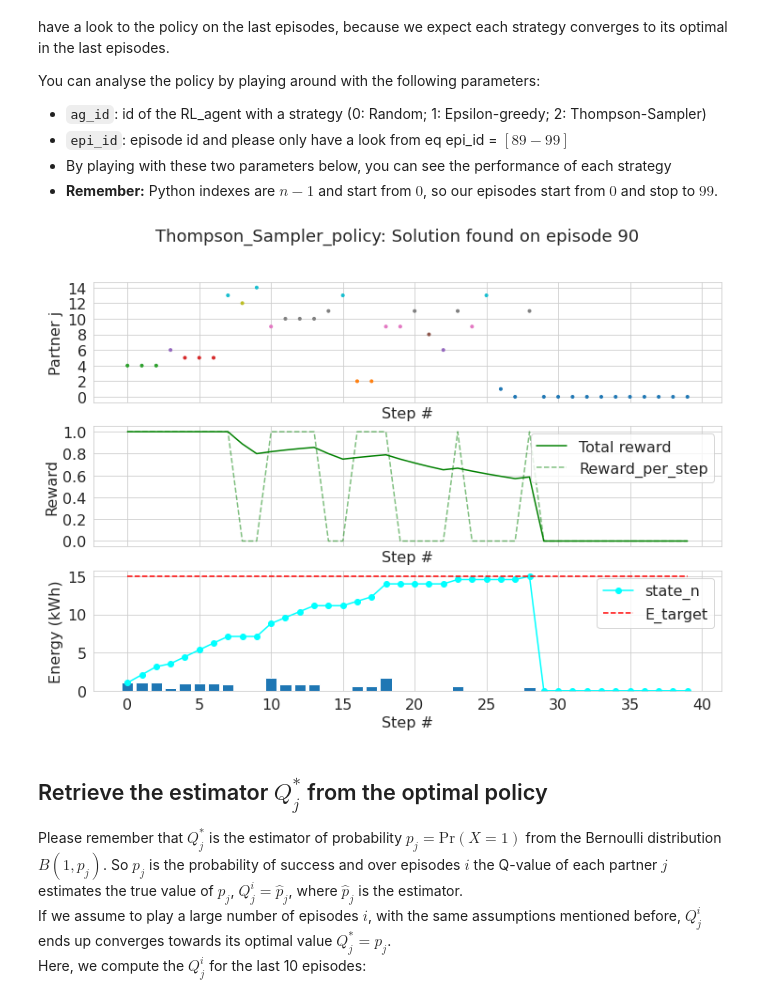
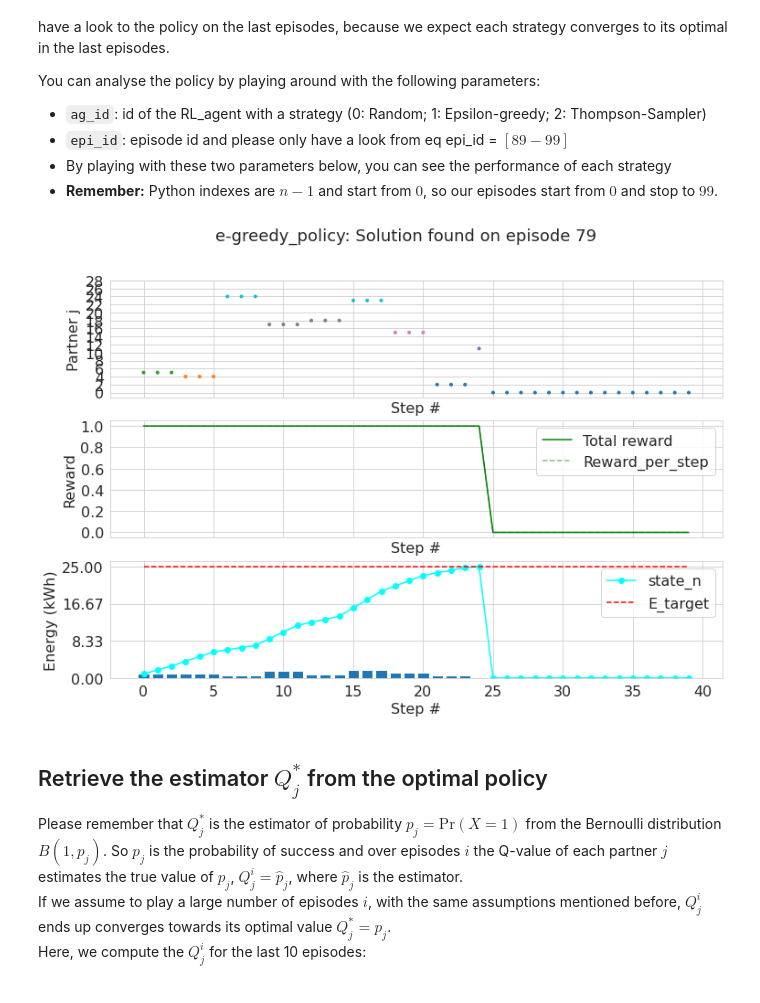
Before and after one commit to tabsa/P2P_market_MAD, a Jupyter notebook: Data_analysis_and_Policy.ipynb, the cells around one changed output. Drawn from its saved outputs; the diff is of its cells as text; code cells hidden in the pictures.

```diff
--- a/Data_analysis_and_Policy.ipynb
+++ b/Data_analysis_and_Policy.ipynb
@@ -18,7 +18,7 @@ Start with upload the simulations done for the Informs talk that shows the first
 # %%
 # Read pickle file
 wok_dir = Path.cwd() / 'results/'
-filename = 'sim_results_fixed_target_15.pkl'
+filename = 'training_results_30_partners.pkl'
 path_file = wok_dir / filename
 data = pkl.load(open(path_file, 'rb')) # Read file
 # Plot parameters
@@ -191,29 +191,29 @@ You can analyse the policy by playing around with the following parameters:
 # %%
 # Result data structure
 pol_sol = data['policy_sol'] # Optimal policy per agent
 e_target = data['simulation']['target'] # Energy target per episode (array)
 ag_label = data['agents']['id'] # Agent type (Random, Epsilon-greedy, Thompson-Sampler)
 no_offers = data['simulation']['environment'].no_offers # No of offers to trade with
 no_epi = data['simulation']['episodes'] # Episodes #
 # Plot parameters
-ag_id = 2 # Agent type (0, 1, 2...)
-epi_id = 90 # Episode id
+ag_id = 1 # Agent type (0, 1, 2...)
+epi_id = 79 # Episode id
 ax_label = ['Step #', 'Partner j', 'Reward','Energy (kWh)']
 ax_size = 16
 fig, ax = plot_action_choice(pol_sol[ag_id], e_target[epi_id], epi_id, no_offers, (12,8)) # Make the plot
 # Set labels of each subplot
 [ax[i].set_xlabel(xlabel=ax_label[0], fontsize=ax_size) for i in range(len(ax))]
 [ax[i].set_ylabel(ylabel=ax_label[i+1], fontsize=ax_size) for i in range(len(ax))]
 [ax[i].tick_params(axis='x', labelsize=ax_size) for i in range(len(ax))]
 [ax[i].tick_params(axis='y', labelsize=ax_size) for i in range(len(ax))]
 # Set legend of Subplots 2 and 3
 [ax[i].legend(fontsize=ax_size) for i in np.arange(1, len(ax))]
 # Set title
 #[ax[i].set_title(subplot_title[i], fontsize=18) for i in range(len(ax))]
 fig.suptitle(f'{ag_label[ag_id]}: Solution found on episode {epi_id}', fontsize=18)
 plt.show()
 # %% [output]
-[figure, old version]
+[figure, new version]
 # %% [markdown]
 ## Retrieve the estimator $Q^{\ast}_j$ from the optimal policy
 Please remember that $Q^{\ast}_j$ is the estimator of probability $p_j = \text{Pr}(X=1)$ from the Bernoulli distribution $B(1, p_j)$. So $p_j$ is the probability of success and over episodes $i$ the Q-value of each partner $j$ estimates the true value of $p_j$, $Q^i_j = \hat{p}_j$, where $\hat{p}_j$ is the estimator. <br>
```
Also changed, not shown: parts of 4 cells of this notebook, 1 other file.
